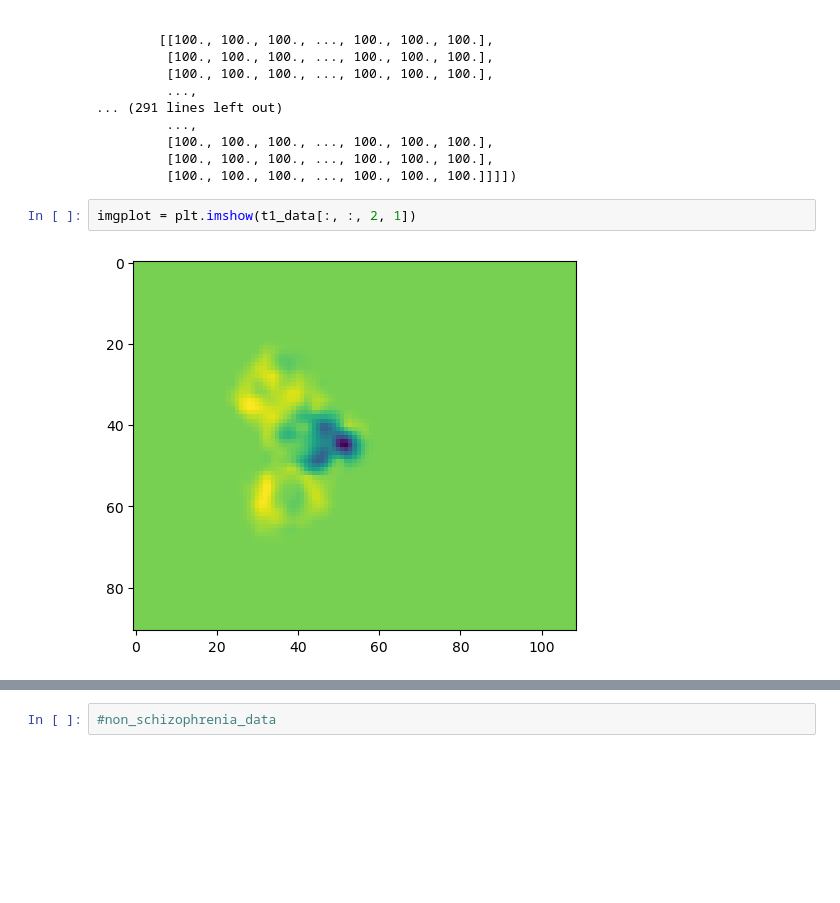
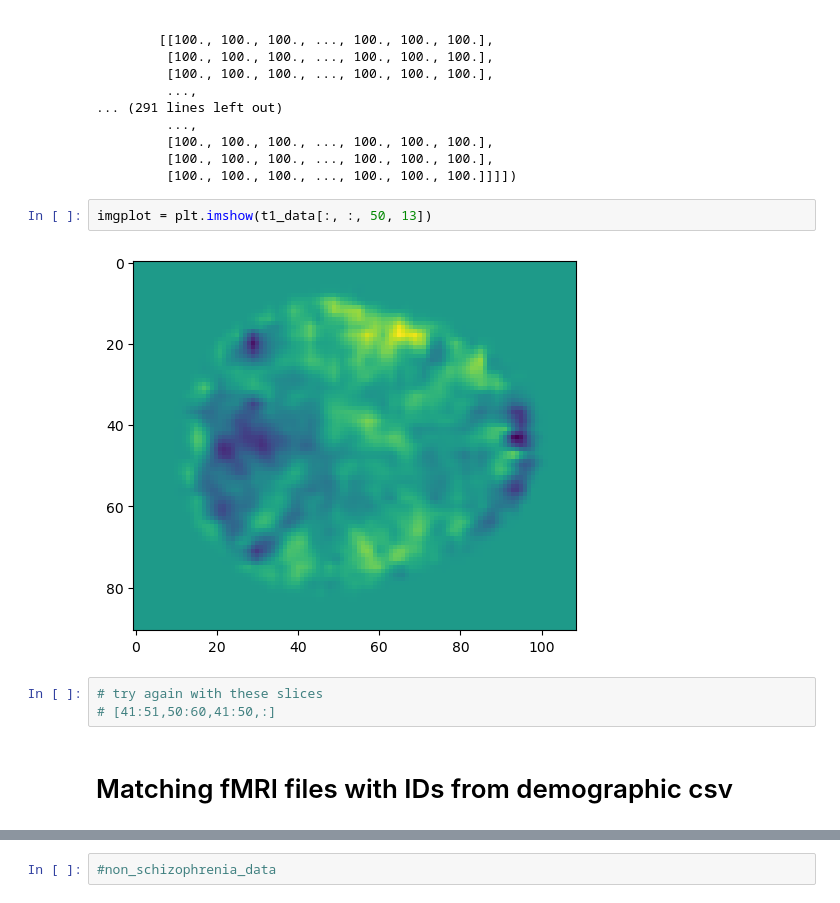
Before and after one commit to HuanPham5/SCZvsControlsFMRI, a Jupyter notebook: basic-gan.ipynb, the cells around one changed output, grey strips where cells are left out. Saved outputs shown, nothing was run; the diff lists cells and outputs as text; blank space fills up the shorter version.

```diff
--- a/basic-gan.ipynb
+++ b/basic-gan.ipynb
@@ -54,9 +56,14 @@ array([[[[100., 100., 100., ..., 100., 100., 100.],
          [100., 100., 100., ..., 100., 100., 100.],
          [100., 100., 100., ..., 100., 100., 100.]]]])
 # %%
-imgplot = plt.imshow(t1_data[:, :, 2, 1])
+imgplot = plt.imshow(t1_data[:, :, 50, 13])
 # %% [output]
-[figure, old version]
+[figure, new version]
+# %%
+# try again with these slices
+# [41:51,50:60,41:50,:]
+# %% [markdown]
+# Matching fMRI files with IDs from demographic csv
 # %%
 import glob
 import nibabel as nib
```
Also changed, not shown: parts of 40 cells of this notebook, 2 other files.
